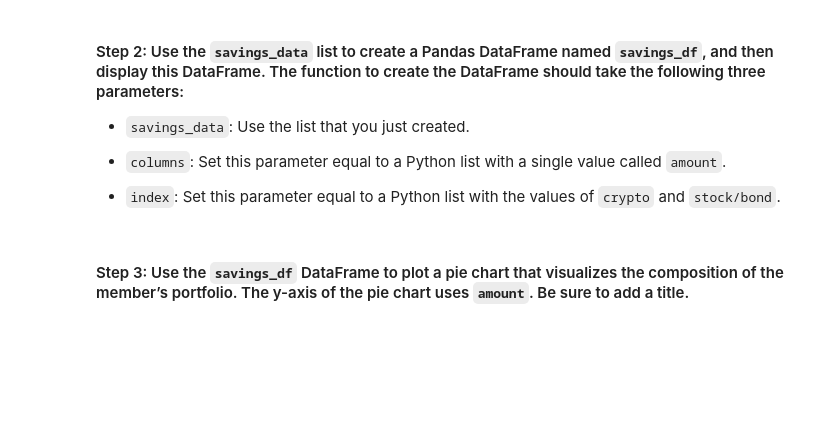
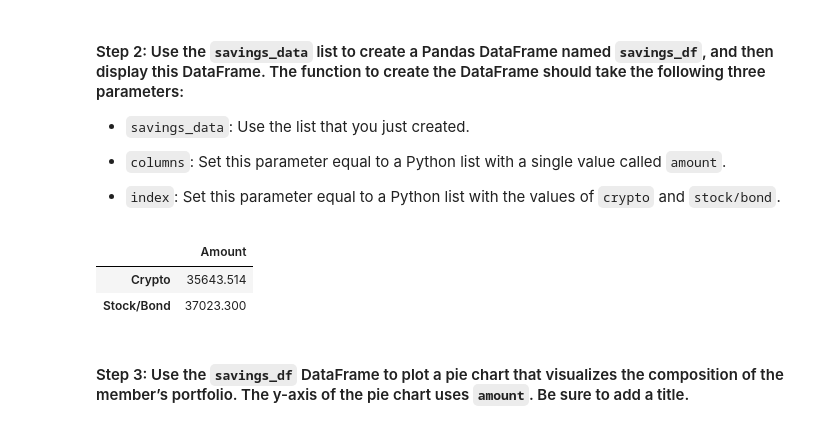
Before and after one commit to drewpagnotta/Challenge_5, a Jupyter notebook: financial_planning_tools.ipynb, the cells around one changed output. Drawn from its saved outputs; the diff is of its cells as text; code cells hidden in the pictures; blank space fills up the shorter version.

```diff
--- a/financial_planning_tools.ipynb
+++ b/financial_planning_tools.ipynb
@@ -222,8 +223,8 @@ timeframe = "1Day"
 # Set both the start and end date at the date of your prior weekday
 # This will give you the closing price of the previous trading day
 # Alternatively you can use a start and end date of 2020-08-07
-start_date = "2020-08-07"
-end_date = "2020-08-07"
+start_date = pd.Timestamp("2020-08-07", tz="America/New_York").isoformat()
+end_date = pd.Timestamp("2020-08-07", tz="America/New_York").isoformat()
 # %% [markdown]
 #### Step 4: Get the current closing prices for `SPY` and `AGG` by using the Alpaca `get_bars` function. Format the response as a Pandas DataFrame by including the `df` property at the end of the `get_bars` function.
 # %%
@@ -370,10 +366,17 @@ In this section, you’ll use the valuations for the cryptocurrency wallet and f
 - `index`: Set this parameter equal to a Python list with the values of `crypto` and `stock/bond`.
 # %%
 # Create a Pandas DataFrame called savings_df
-# YOUR CODE HERE
+savings_df = pd.DataFrame(savings_data,
+                          columns=["Amount"],
+                          index=["Crypto", "Stock/Bond"]
+                         )
 
 # Display the savings_df DataFrame
-# YOUR CODE HERE
+display(savings_df.head())
+# %% [output]
+|  | Amount |
+| Crypto | 35643.514 |
+| Stock/Bond | 37023.300 |
 # %% [markdown]
 #### Step 3: Use the `savings_df` DataFrame to plot a pie chart that visualizes the composition of the member’s portfolio. The y-axis of the pie chart uses `amount`. Be sure to add a title.
 # %%
```
Also changed, not shown: parts of 21 cells of this notebook.
